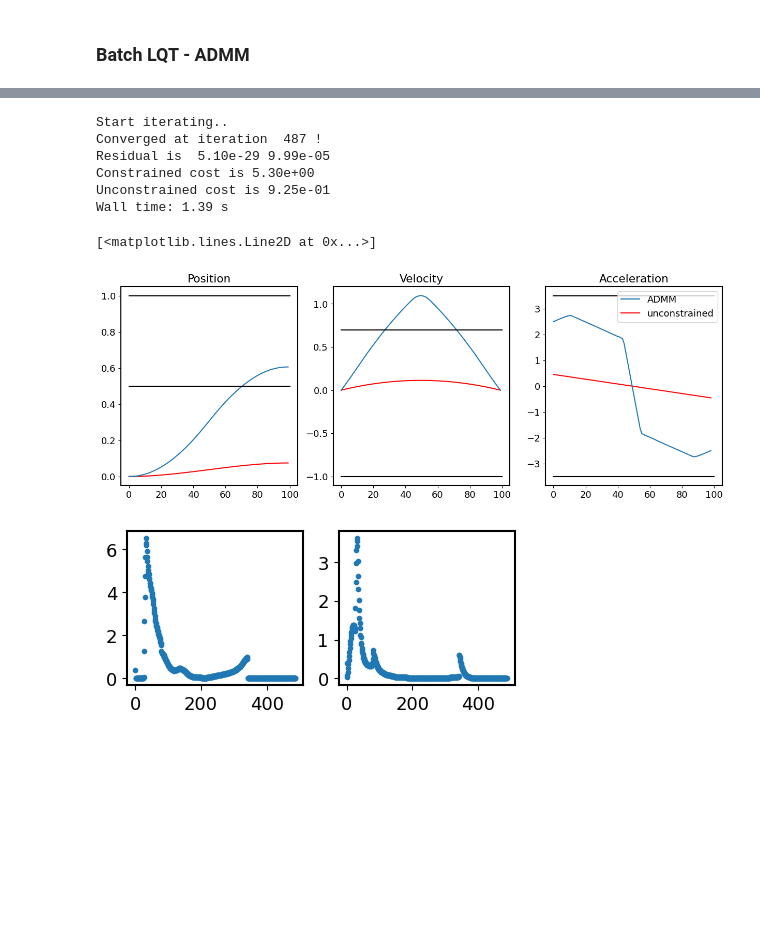
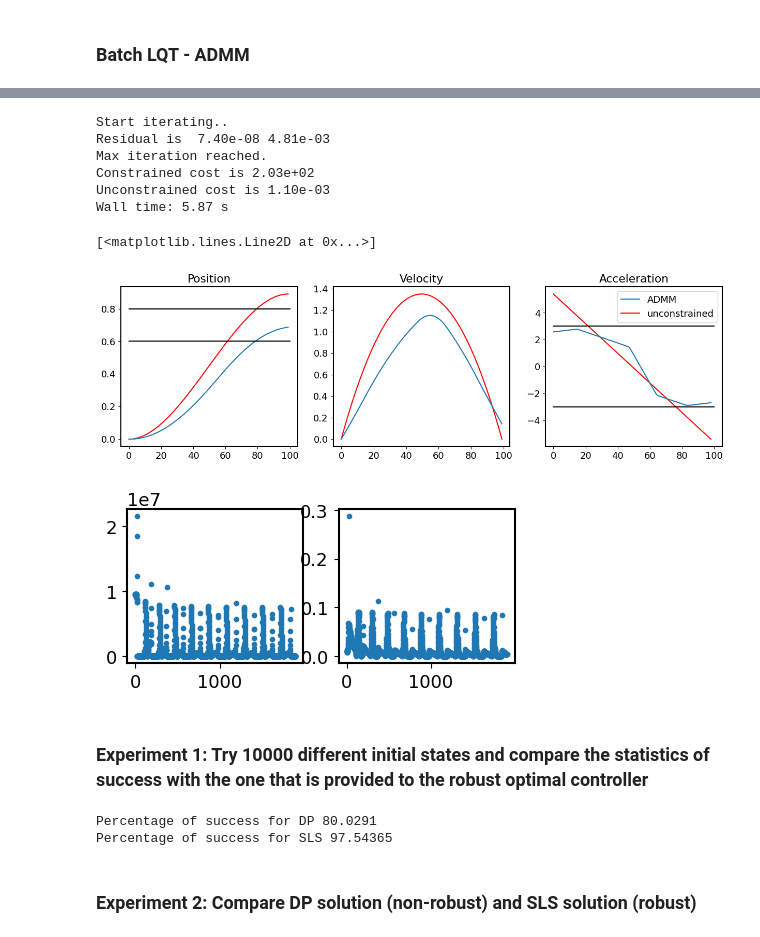
Before and after one commit to chenjianxing1/iLQR-ADMM, a Jupyter notebook: notebooks/Double integrator/LQR and SLS with state bounds.ipynb, the cells around one changed output, grey strips where cells are left out. Saved outputs shown, nothing was run; the diff lists cells and outputs as text; code cells hidden in the pictures; blank space fills up the shorter version.

```diff
--- a/notebooks/Double integrator/LQR and SLS with state bounds.ipynb
+++ b/notebooks/Double integrator/LQR and SLS with state bounds.ipynb
@@ -46,9 +43,10 @@ Wall time: 0 ns
 # %% [markdown]
 Define the task:
 # %%
-u_std=1e-2
+u_std = 1e-6
+x_std = 1e4
 x_final_target = np.array([1., 0.])
-viaQ_final = np.diag([1e0, 1e6])
+viaQ_final = np.diag([1e-2, x_std])
 
 free_state = np.zeros(d)
 viaQ_free = np.diag([0]*d)
@@ -88,3 +61,6 @@ Last velocity:  4.5797232528684007e-07
+# %%
+x0 = np.zeros(d)
+x_opt, u_opt = sls.solve_batch(x0)
 # %% [markdown]
 ## ADMM Optimization with state bounds on the given timestep
 # %% [markdown]
@@ -214,11 +174,11 @@ mu = np.zeros(x_dim + 1) # [1, x0]
 mu[0] = 1.
 mu[1:] = x0_pos
 
-var_x0 = 0.01
+var_x0 = 0.015
 sigma = np.zeros(x_dim + 1)
 sigma[0] = 0. # first term is deterministic and equal to one.
 sigma[1:] = var_x0 # variance for the x0
-psi_inv = norm.ppf(0.96)
+psi_inv = norm.ppf(0.95)
 # psi_inv = norm.ppf(0.5)+1e-100 # should be the same as expected
 
 Au = np.diag(np.sqrt(sigma))
@@ -260,8 +220,7 @@ for i in range(nb_proj):
 ds_x_final = [upper_x_final/psi_inv, -lower_x_final/psi_inv]
 ds_dx = [upper_dx/psi_inv, -lower_dx/psi_inv]
 
-
-nb_proj = 2 # nb of projections needed for each row of psi_u
+nb_proj = 2 # nb of projections needed for each row of psi_x
 def make_function2(i):
     def f2(y):
         y[-2] = project_soc(y[-2], As[i], bs[i], cs[i], ds_x_final[i])
@@ -276,52 +235,51 @@ for i in range(nb_proj):
 # Final timestep position and all timestep velocities are constrained.
 rho_x = np.zeros((N, d, d))
 rho_x[-1, 0, 0] = 1e4 # Final timestep position
 rho_x[:, 1, 1] = 0 # all timestep velocities
-
-# rho_x = 0.
-rho_u = 1e0
 rho_x = scipy.linalg.block_diag(*rho_x)
 
-alpha=0.05
+rho_u = 1e4
+
+alpha = 1e0
 x0 = np.zeros(d)
-max_iter = 1000
+max_iter = 2000
 du, PHI_U,log = sls.ADMM(list_of_proj_u=list_of_proj_u,
                          list_of_proj_x=list_of_proj_x,
                          max_iter=max_iter, rho_x=rho_x, rho_u=rho_u,  alpha=alpha, threshold=1e-4, verbose=False, log=True)
 u_optimal = du.copy()
-fig,ax = plt.subplots(ncols=3, figsize=(15,5*x_dim))
+fig,ax = plt.subplots(ncols=3, figsize=(15,4))
 x_optimal = sls.C[:,:d]@x0 + sls.D@u_optimal
 ax[0].plot(x_optimal.reshape(N,-1)[:,0], label="ADMM")
-ax[0].plot(sls.x_opt(x0)[:,0], "r", label="unconstrained", zorder=1)
+ax[0].plot(x_opt[:,0], "r", label="unconstrained", zorder=1)
 ax[0].plot([0,N],[lower_x_final]*2, "k")
 ax[0].plot([0,N],[upper_x_final]*2, "k")
 
 ax[1].plot(x_optimal.reshape(N,-1)[:,1])
-ax[1].plot(sls.x_opt(x0)[:,1], "r", zorder=1)
-ax[1].plot([0,N],[lower_dx]*2, "k")
-ax[1].plot([0,N],[upper_dx]*2, "k")
+ax[1].plot(x_opt[:,1], "r", zorder=1)
+# ax[1].plot([0,N],[lower_dx]*2, "k")
+# ax[1].plot([0,N],[upper_dx]*2, "k")
 
 ax[2].plot(u_optimal.reshape(N,-1)[:-1], label="ADMM")
-ax[2].plot(sls.u_opt(x0).flatten(), "r", label="unconstrained", zorder=1)
+ax[2].plot(u_opt[:-1], "r", label="unconstrained", zorder=1)
 ax[2].plot([0,N*u_dim],[lower_u]*2, "k")
 ax[2].plot([0,N*u_dim],[upper_u]*2, "k")
 titles = ["Position", "Velocity", "Acceleration"]
 for i in range(3):
     ax[i].set_title(titles[i])
 
 plt.legend()
-print("Constrained cost is", "{:.2e}".format(sls.cost(x_optimal, u_optimal)))
-print("Unconstrained cost is", "{:.2e}".format(sls.cost(sls.dx, sls.du)))
+print("Constrained cost is", "{:.2e}".format(sls.compute_cost(x_optimal, u_optimal)))
+print("Unconstrained cost is", "{:.2e}".format(sls.compute_cost(x_opt, u_opt)))
 fig,ax= plt.subplots(ncols=2, figsize=(5,2))
-ax[0].plot(np.stack(log)[:,0], ".")
-ax[1].plot(np.stack(log)[:,1], ".")
+ax[0].plot(np.stack(log)[100:,0], ".")
+ax[1].plot(np.stack(log)[100:,1], ".")
 # %% [output]
 Start iterating..
-Converged at iteration  487 !
-Residual is  5.10e-29 9.99e-05
-Constrained cost is 5.30e+00
-Unconstrained cost is 9.25e-01
-Wall time: 1.39 s
+Residual is  7.40e-08 4.81e-03
+Max iteration reached.
+Constrained cost is 2.03e+02
+Unconstrained cost is 1.10e-03
+Wall time: 5.87 s
 [<matplotlib.lines.Line2D at 0x...>]
-[figure, old version]
+[figure, new version]
-[figure, old version]
+[figure, new version]
@@ -364,0 +286,2 @@ for K,k in zip(K_list, k_list):
+# %% [markdown]
+### Experiment 1: Try 10000 different initial states and compare the statistics of success with the one that is provided to the robust optimal controller
@@ -364,0 +303,14 @@ for K,k in zip(K_list, k_list):
+# %%
+thr = 0.
+names = ["DP", "SLS"]
+for i in range(2):
+    s1 = lower_x_final - thr <= x_logs[i,:,-1,0]
+    s1 = s1 * (x_logs[i,:,-1,0] <= upper_x_final + thr)
+    s2 = np.sum(lower_u - thr <= u_logs[i,:,:,:], axis=(1,2))/(N*u_dim)
+    s2 = s2 * np.sum(u_logs[i,:,:,:] <= upper_u + thr, axis=(1,2))/(N*u_dim)
+    print("Percentage of success for", names[i], 100*np.sum(s2*s1)/nb_experiments)
+# %% [output]
+Percentage of success for DP 80.0291
+Percentage of success for SLS 97.54365
+# %% [markdown]
+### Experiment 2: Compare DP solution (non-robust) and SLS solution (robust)
```
Also changed, not shown: parts of 13 cells of this notebook, 4 other files.
